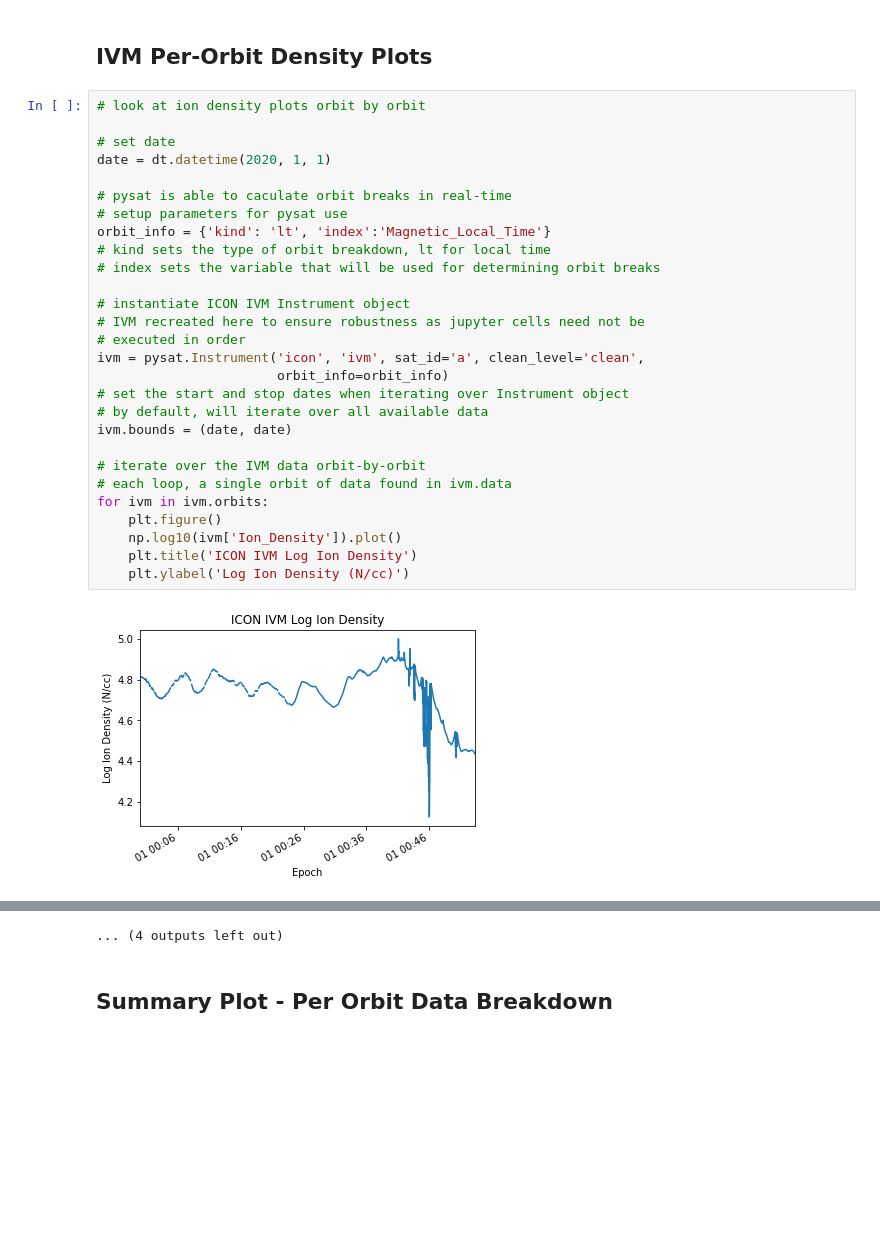
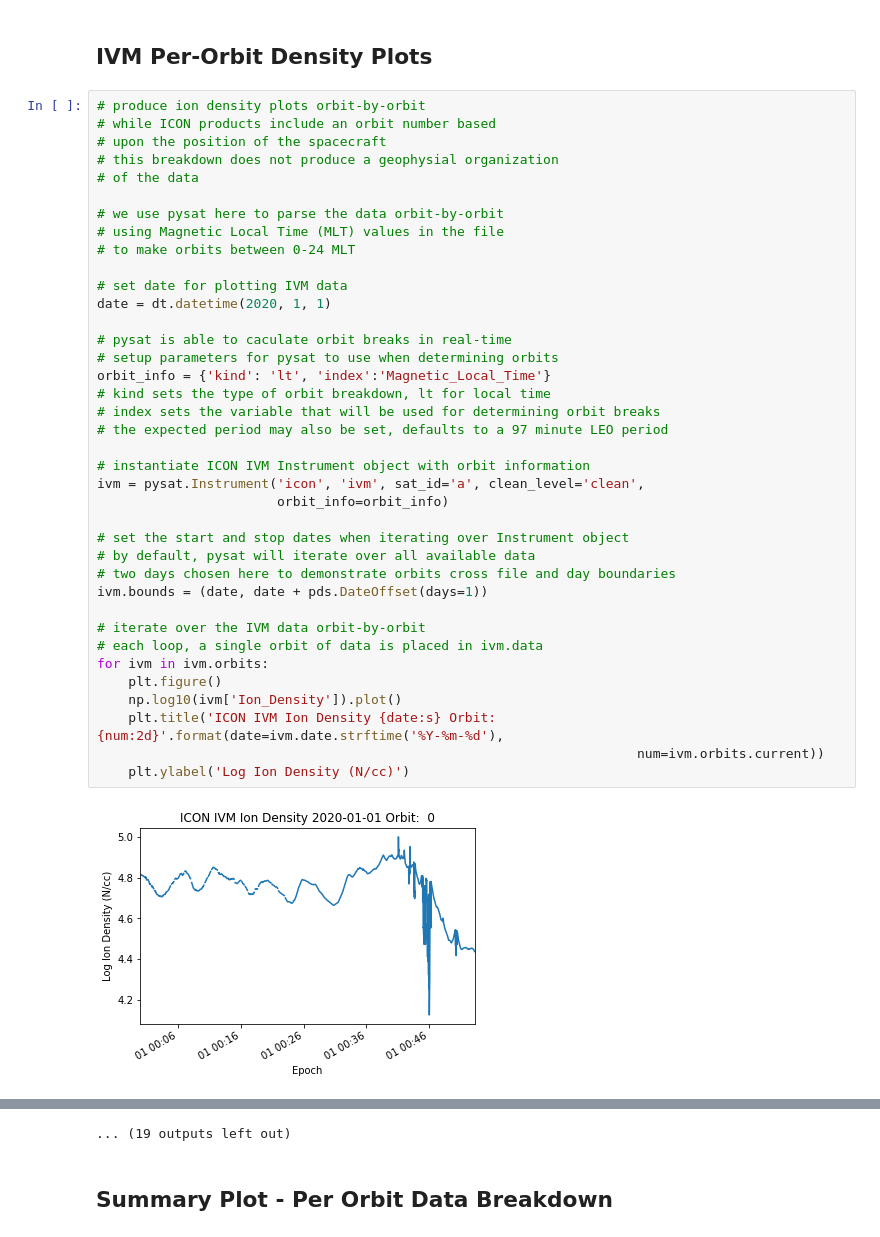
Before and after one commit to pysat/pysat, a Jupyter notebook: demo/ICON_demo.ipynb, the cells around one changed output, grey strips where cells are left out. Drawn from its saved outputs; the diff is of its cells as text; blank space fills up the shorter version.

```diff
--- a/demo/ICON_demo.ipynb
+++ b/demo/ICON_demo.ipynb
@@ -60,32 +166,42 @@ Text(0,0.5,'Log Ion Density (N/cc)')
 # %% [markdown]
 ## IVM Per-Orbit Density Plots
 # %%
-# look at ion density plots orbit by orbit
+# produce ion density plots orbit-by-orbit
+# while ICON products include an orbit number based
+# upon the position of the spacecraft
+# this breakdown does not produce a geophysial organization
+# of the data
 
-# set date
+# we use pysat here to parse the data orbit-by-orbit
+# using Magnetic Local Time (MLT) values in the file
+# to make orbits between 0-24 MLT
+
+# set date for plotting IVM data
 date = dt.datetime(2020, 1, 1)
 
 # pysat is able to caculate orbit breaks in real-time
-# setup parameters for pysat use
+# setup parameters for pysat to use when determining orbits
 orbit_info = {'kind': 'lt', 'index':'Magnetic_Local_Time'}
 # kind sets the type of orbit breakdown, lt for local time
 # index sets the variable that will be used for determining orbit breaks
+# the expected period may also be set, defaults to a 97 minute LEO period
 
-# instantiate ICON IVM Instrument object
-# IVM recreated here to ensure robustness as jupyter cells need not be
-# executed in order
+# instantiate ICON IVM Instrument object with orbit information
 ivm = pysat.Instrument('icon', 'ivm', sat_id='a', clean_level='clean',
                        orbit_info=orbit_info)
+
 # set the start and stop dates when iterating over Instrument object
-# by default, will iterate over all available data
-ivm.bounds = (date, date)
+# by default, pysat will iterate over all available data
+# two days chosen here to demonstrate orbits cross file and day boundaries
+ivm.bounds = (date, date + pds.DateOffset(days=1))
 
 # iterate over the IVM data orbit-by-orbit
-# each loop, a single orbit of data found in ivm.data
+# each loop, a single orbit of data is placed in ivm.data
 for ivm in ivm.orbits:
     plt.figure()
     np.log10(ivm['Ion_Density']).plot()
-    plt.title('ICON IVM Log Ion Density')
+    plt.title('ICON IVM Ion Density {date:s} Orbit: {num:2d}'.format(date=ivm.date.strftime('%Y-%m-%d'),
+                                                                     num=ivm.orbits.current))
     plt.ylabel('Log Ion Density (N/cc)')
 # %% [output]
-[figure, old version]
+[figure, new version]
@@ -103,4 +219,4 @@ for ivm in ivm.orbits:
-... (4 outputs left out)
+... (19 outputs left out)
 # %% [markdown]
 ## Summary Plot - Per Orbit Data Breakdown
 # %%
```
Also changed, not shown: parts of 22 cells of this notebook.
